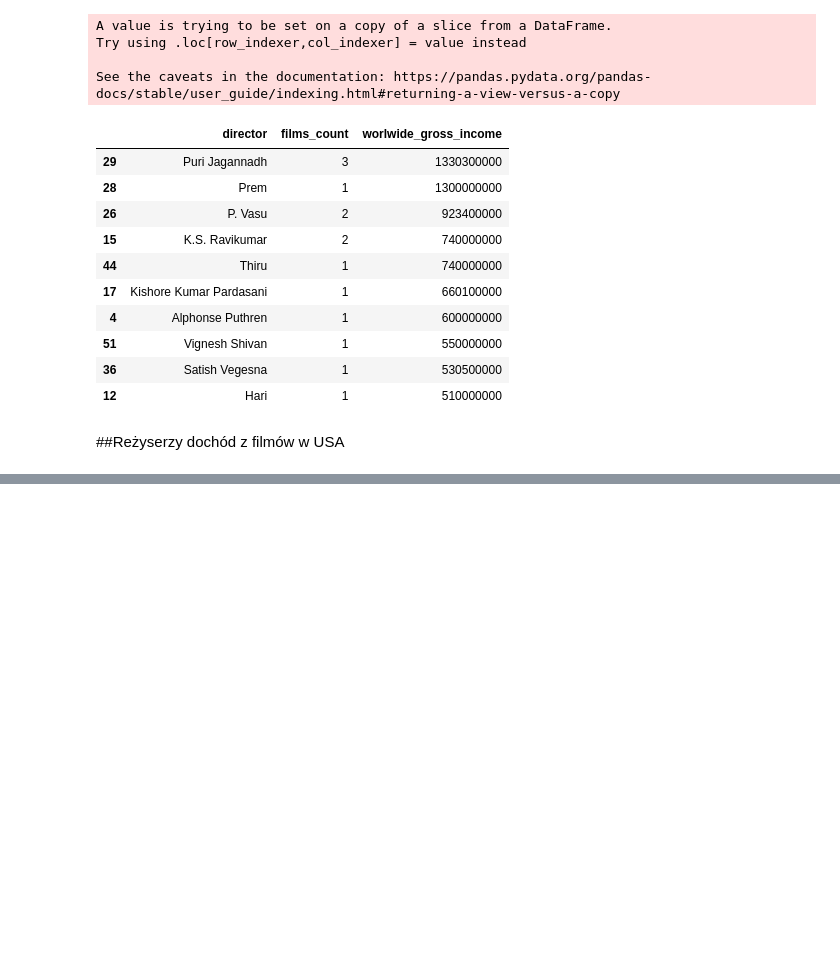
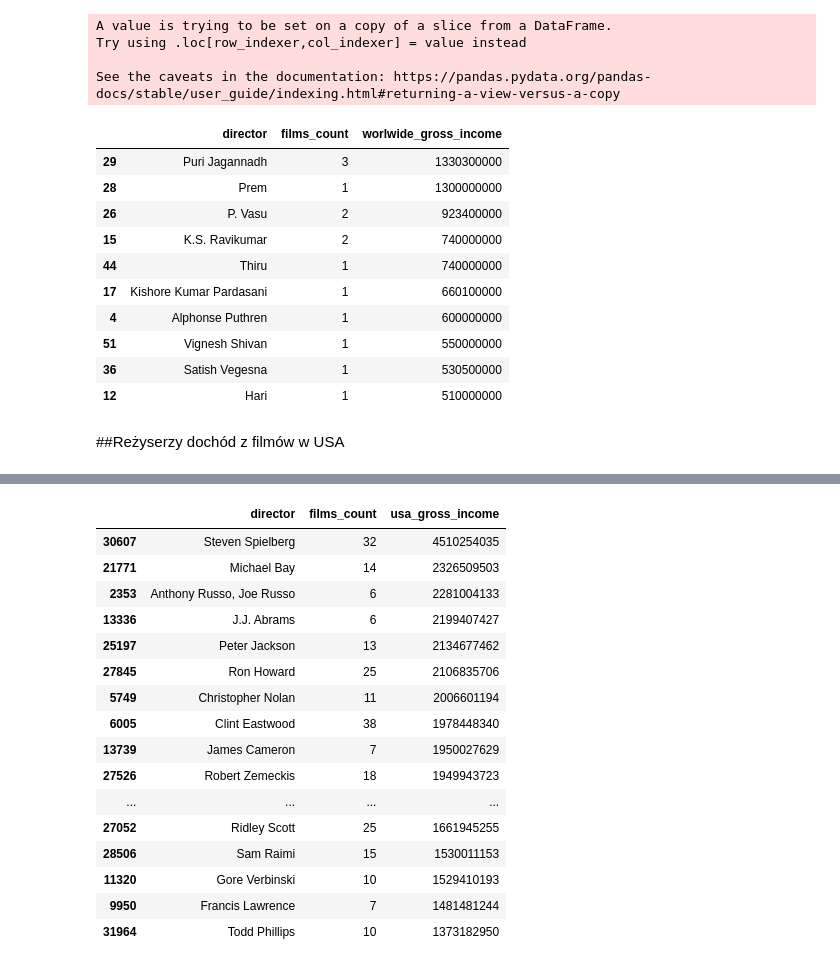
Before and after one commit to KatBotkowska/CodersCrew, a Jupyter notebook: Netflix_data.ipynb, the cells around one changed output, grey strips where cells are left out. Drawn from its saved outputs; the diff is of its cells as text; code cells hidden in the pictures; blank space fills up the shorter version.

Commit message:
director - income in USA

```diff
--- a/Netflix_data.ipynb
+++ b/Netflix_data.ipynb
@@ -1156,0 +1174,3 @@ imdb_movies['usa_gross_income']=imdb_movies['usa_gross_income'].apply(lambda x:
+# %%
+#Wydzielenie walut do osobnej kolumny
+imdb_movies['currency_for_usaincome']=imdb_movies['usa_gross_income'].apply(lambda x: x[0])
@@ -1157,3 +1182,6 @@ imdb_movies['usa_gross_income']=imdb_movies['usa_gross_income'].apply(lambda x:
+# %%
+#kolumna z USA gross income tylko z wartościami
+imdb_movies['usa_gross_income']=imdb_movies['usa_gross_income'].apply(lambda x: x[1])
 # %%
 #zmiana stringów na int
 imdb_movies['usa_gross_income']=imdb_movies['usa_gross_income'].astype(int)
@@ -1161,0 +1188,6 @@ ValueError: ignored
+# %%
+#nowa df z danymi gdzie usa_gross_income w dolarach
+imdb_movies_USD = imdb_movies[imdb_movies['currency_for_usaincome']=='$']
+# %%
+#zmiana typu z obj na int
+imdb_movies_USD['usa_gross_income'] =imdb_movies_USD['usa_gross_income'].astype(int)
@@ -1161,0 +1214,21 @@ ValueError: ignored
+# %%
+#Reżyserzy z największym dochodem w dolarach
+imdb_movies_USD.groupby('director').agg({'imdb_title_id':'count','usa_gross_income':'sum'}).reset_index().rename(columns={'imdb_title_id':'films_count'}).sort_values(by='usa_gross_income', ascending=False).head(20)
+# %% [output]
+|  | director | films_count | usa_gross_income |
+| 30607 | Steven Spielberg | 32 | 4510254035 |
+| 21771 | Michael Bay | 14 | 2326509503 |
+| 2353 | Anthony Russo, Joe Russo | 6 | 2281004133 |
+| 13336 | J.J. Abrams | 6 | 2199407427 |
+| 25197 | Peter Jackson | 13 | 2134677462 |
+| 27845 | Ron Howard | 25 | 2106835706 |
+| 5749 | Christopher Nolan | 11 | 2006601194 |
+| 6005 | Clint Eastwood | 38 | 1978448340 |
+| 13739 | James Cameron | 7 | 1950027629 |
+| 27526 | Robert Zemeckis | 18 | 1949943723 |
+| ... | ... | ... | ... |
+| 27052 | Ridley Scott | 25 | 1661945255 |
+| 28506 | Sam Raimi | 15 | 1530011153 |
+| 11320 | Gore Verbinski | 10 | 1529410193 |
+| 9950 | Francis Lawrence | 7 | 1481481244 |
+| 31964 | Todd Phillips | 10 | 1373182950 |
```
Also changed, not shown: parts of 7 cells of this notebook.
